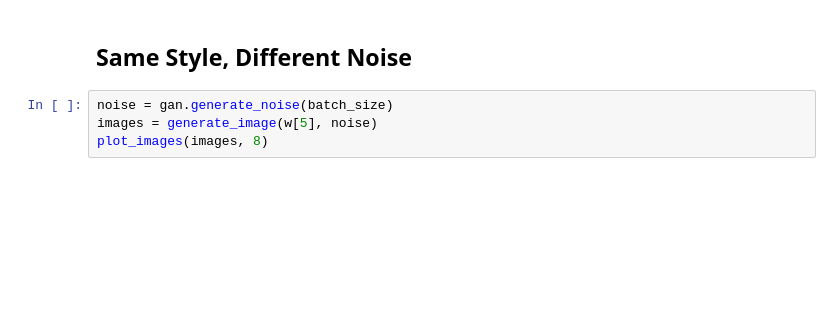
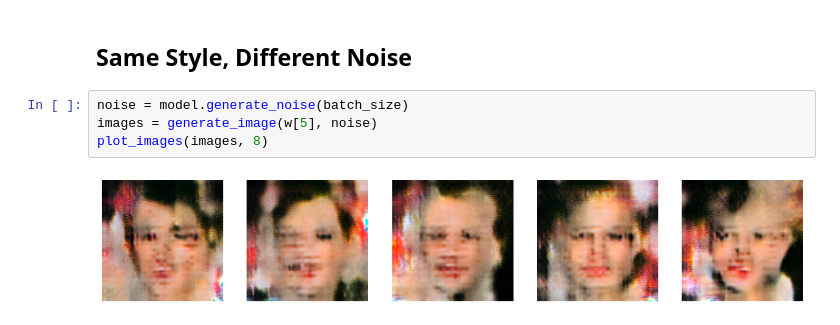
Before and after one commit to PacktPublishing/Hands-On-Image-Generation-with-TensorFlow-2.0, a Jupyter notebook: Chapter07/ch7_stylegan_custom.ipynb, the cells around one changed output. Saved outputs shown, nothing was run; the diff lists cells and outputs as text; blank space fills up the shorter version.

```diff
--- a/Chapter07/ch7_stylegan_custom.ipynb
+++ b/Chapter07/ch7_stylegan_custom.ipynb
@@ -843,7 +915,9 @@ def explore_latent_variable(w0 = (0,1.0,0.05),
 # %% [markdown]
 ## Same Style, Different Noise
 # %%
-noise = gan.generate_noise(batch_size)
+noise = model.generate_noise(batch_size)
 images = generate_image(w[5], noise)
 plot_images(images, 8)
+# %% [output]
+[figure, added]
 # %%
```
Also changed, not shown: parts of 32 cells of this notebook.
